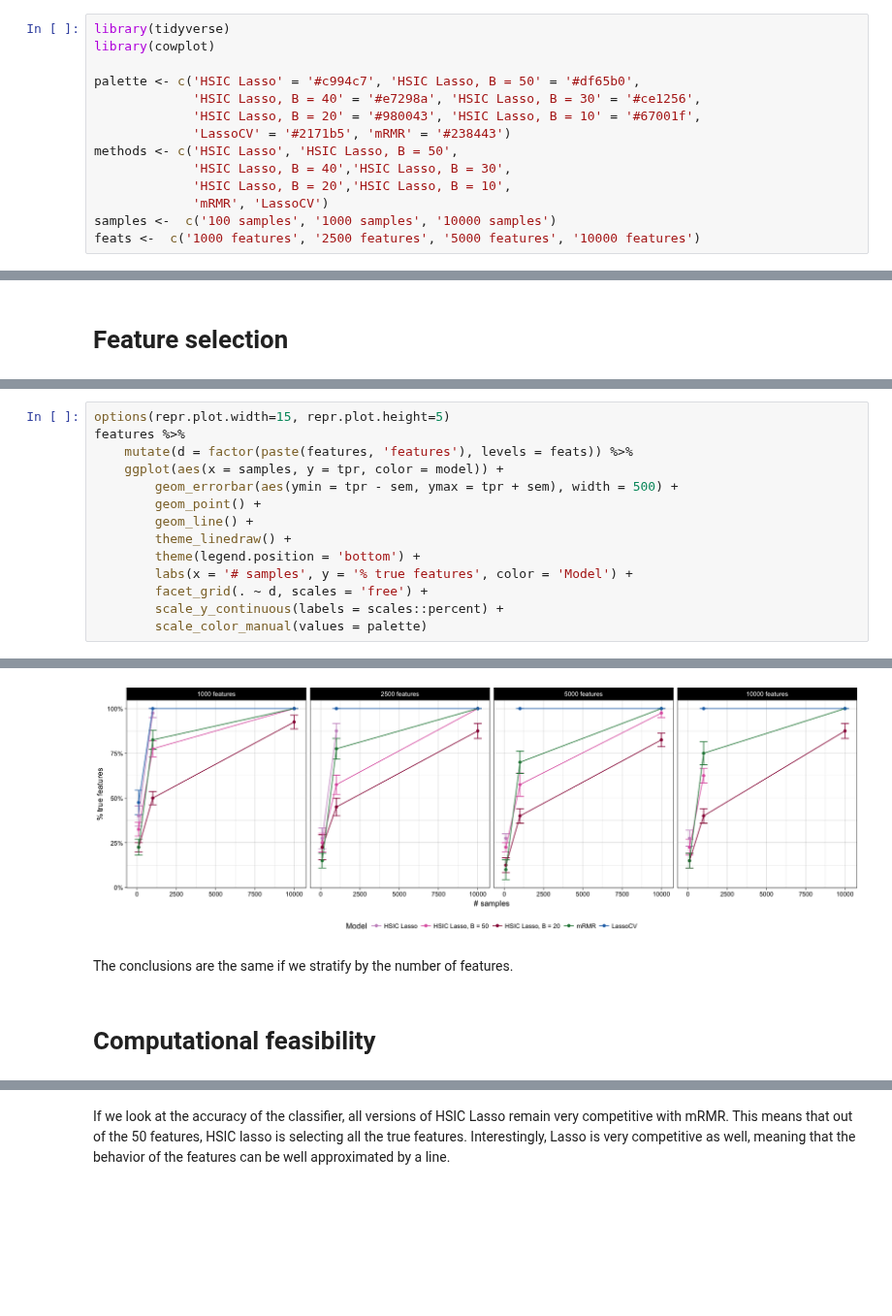
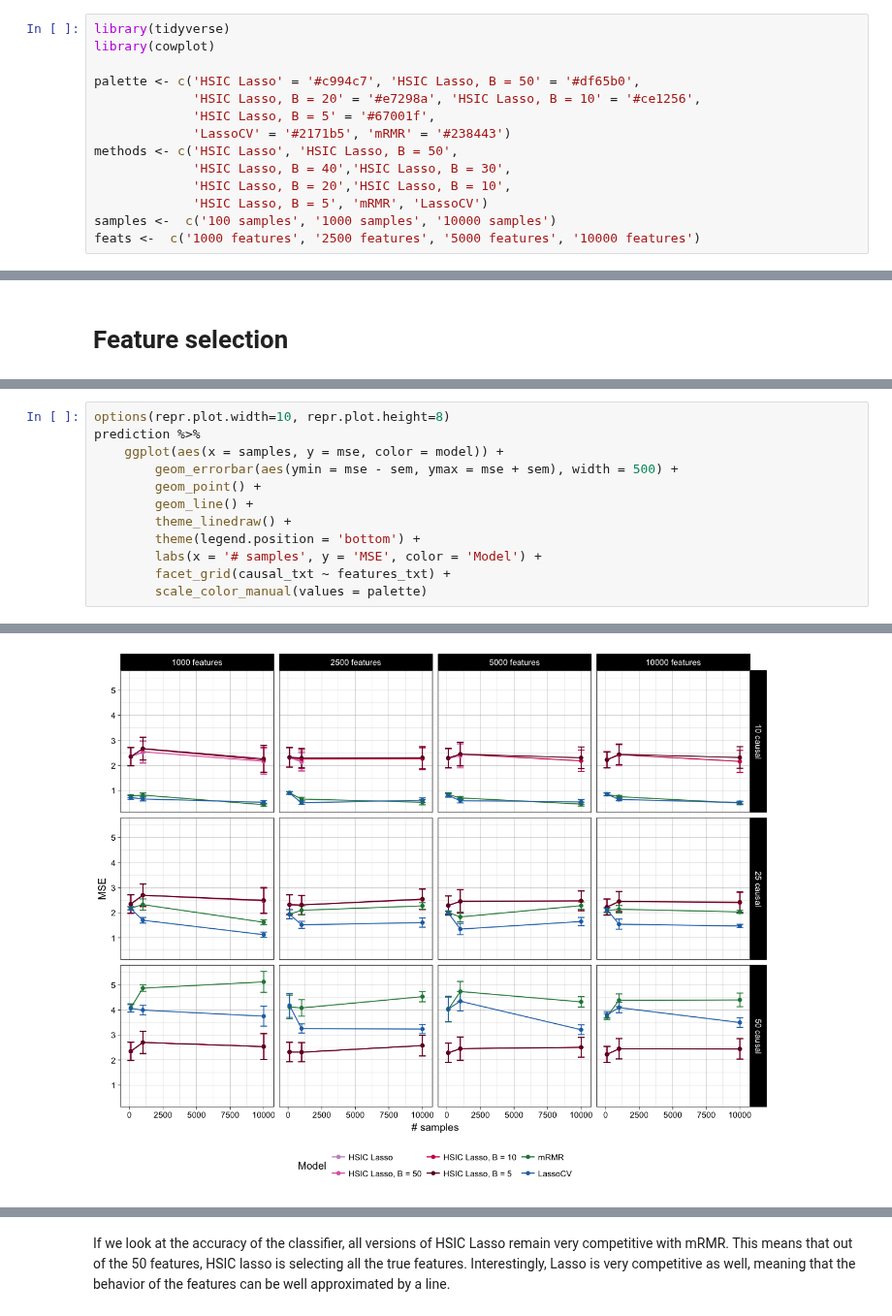
Before and after one commit to hclimente/nori, a Jupyter notebook: doc/benchmark.ipynb, the cells around one changed output, grey strips where cells are left out. Shown at 97% size. Cells and saved outputs as stored; diff of their text form; blank space fills up the shorter version.

```diff
--- a/doc/benchmark.ipynb
+++ b/doc/benchmark.ipynb
@@ -9,12 +9,12 @@ library(tidyverse)
 library(cowplot)
 
 palette <- c('HSIC Lasso' = '#c994c7', 'HSIC Lasso, B = 50' = '#df65b0',
-             'HSIC Lasso, B = 40' = '#e7298a', 'HSIC Lasso, B = 30' = '#ce1256',
-             'HSIC Lasso, B = 20' = '#980043', 'HSIC Lasso, B = 10' = '#67001f',
+             'HSIC Lasso, B = 20' = '#e7298a', 'HSIC Lasso, B = 10' = '#ce1256',
+             'HSIC Lasso, B = 5' = '#67001f',
              'LassoCV' = '#2171b5', 'mRMR' = '#238443')
 methods <- c('HSIC Lasso', 'HSIC Lasso, B = 50',
              'HSIC Lasso, B = 40','HSIC Lasso, B = 30',
              'HSIC Lasso, B = 20','HSIC Lasso, B = 10',
-             'mRMR', 'LassoCV')
+             'HSIC Lasso, B = 5', 'mRMR', 'LassoCV')
 samples <-  c('100 samples', '1000 samples', '10000 samples')
 feats <-  c('1000 features', '2500 features', '5000 features', '10000 features')
@@ -87,16 +115,14 @@ However, it does so by selecting a large number of features, some of them being
 # %%
-options(repr.plot.width=15, repr.plot.height=5)
-features %>%
-    mutate(d = factor(paste(features, 'features'), levels = feats)) %>%
-    ggplot(aes(x = samples, y = tpr, color = model)) +
-        geom_errorbar(aes(ymin = tpr - sem, ymax = tpr + sem), width = 500) +
+options(repr.plot.width=10, repr.plot.height=8)
+prediction %>%
+    ggplot(aes(x = samples, y = mse, color = model)) +
+        geom_errorbar(aes(ymin = mse - sem, ymax = mse + sem), width = 500) +
         geom_point() +
         geom_line() +
         theme_linedraw() +
         theme(legend.position = 'bottom') +
-        labs(x = '# samples', y = '% true features', color = 'Model') +
-        facet_grid(. ~ d, scales = 'free') +
-        scale_y_continuous(labels = scales::percent) +
+        labs(x = '# samples', y = 'MSE', color = 'Model') +
+        facet_grid(causal_txt ~ features_txt) +
         scale_color_manual(values = palette)
 # %% [output]
 Warning message:
@@ -105,6 +131,2 @@ Warning message:
 “Removed 3 rows containing missing values (geom_path).”
-[figure, old version]
+[figure, new version]
-# %% [markdown]
-The conclusions are the same if we stratify by the number of features.
-# %% [markdown]
-# Computational feasibility
```
Also changed, not shown: parts of 22 cells of this notebook.
